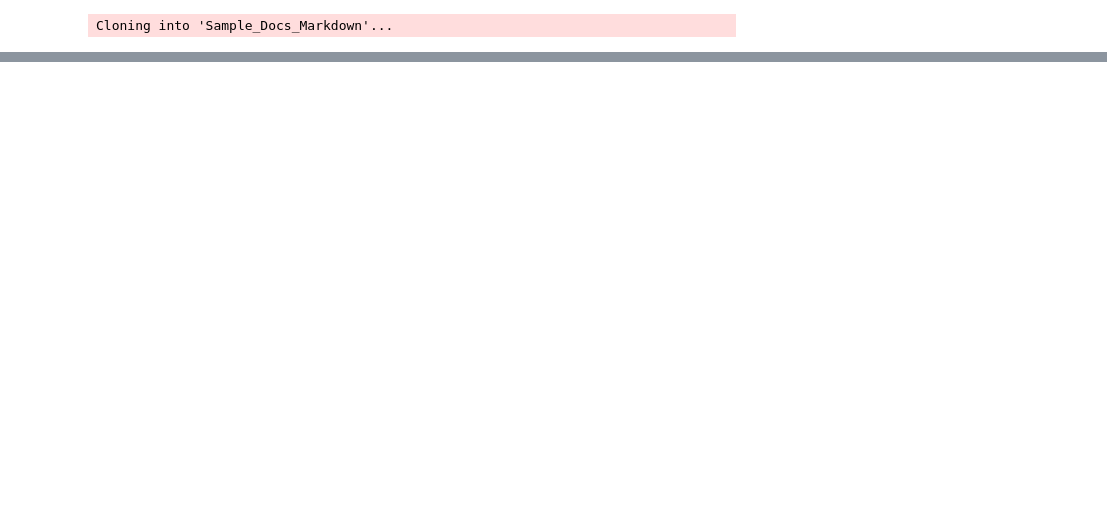
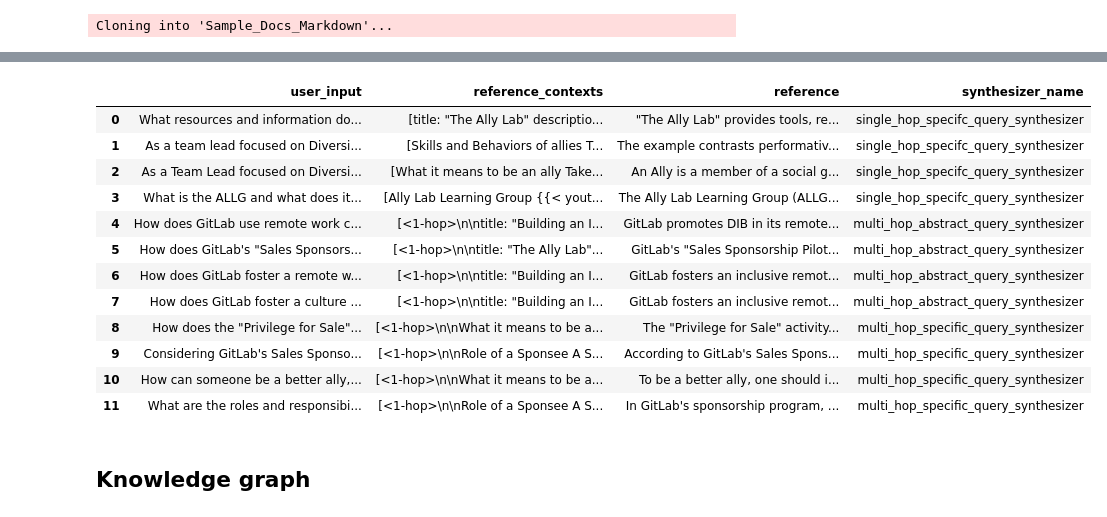
Before and after one commit to australiaitgroup/AI-Engineer-Bootcamp, a Jupyter notebook: Lecture 35/ragas_sythetic_dataset.ipynb, the cells around one changed output, grey strips where cells are left out. Saved outputs shown, nothing was run; the diff lists cells and outputs as text; code cells hidden in the pictures; blank space fills up the shorter version.

```diff
--- a/Lecture 35/ragas_sythetic_dataset.ipynb
+++ b/Lecture 35/ragas_sythetic_dataset.ipynb
@@ -31,0 +52,5 @@ NameError: name 'docs' is not defined
+# %%
+from ragas.testset import TestsetGenerator
+
+generator = TestsetGenerator(llm=generator_llm, embedding_model=generator_embeddings)
+dataset = generator.generate_with_langchain_docs(docs, testset_size=10)
@@ -31,0 +75,18 @@ NameError: name 'docs' is not defined
+# %%
+dataset.to_pandas()
+# %% [output]
+|  | user_input | reference_contexts | reference | synthesizer_name |
+| 0 | What resources and information do... | [title: "The Ally Lab" descriptio... | "The Ally Lab" provides tools, re... | single_hop_specifc_query_synthesizer |
+| 1 | As a team lead focused on Diversi... | [Skills and Behaviors of allies T... | The example contrasts performativ... | single_hop_specifc_query_synthesizer |
+| 2 | As a Team Lead focused on Diversi... | [What it means to be an ally Take... | An Ally is a member of a social g... | single_hop_specifc_query_synthesizer |
+| 3 | What is the ALLG and what does it... | [Ally Lab Learning Group {{< yout... | The Ally Lab Learning Group (ALLG... | single_hop_specifc_query_synthesizer |
+| 4 | How does GitLab use remote work c... | [<1-hop>\n\ntitle: "Building an I... | GitLab promotes DIB in its remote... | multi_hop_abstract_query_synthesizer |
+| 5 | How does GitLab's "Sales Sponsors... | [<1-hop>\n\ntitle: "The Ally Lab"... | GitLab's "Sales Sponsorship Pilot... | multi_hop_abstract_query_synthesizer |
+| 6 | How does GitLab foster a remote w... | [<1-hop>\n\ntitle: "Building an I... | GitLab fosters an inclusive remot... | multi_hop_abstract_query_synthesizer |
+| 7 | How does GitLab foster a culture ... | [<1-hop>\n\ntitle: "Building an I... | GitLab fosters an inclusive remot... | multi_hop_abstract_query_synthesizer |
+| 8 | How does the "Privilege for Sale"... | [<1-hop>\n\nWhat it means to be a... | The "Privilege for Sale" activity... | multi_hop_specific_query_synthesizer |
+| 9 | Considering GitLab's Sales Sponso... | [<1-hop>\n\nRole of a Sponsee A S... | According to GitLab's Sales Spons... | multi_hop_specific_query_synthesizer |
+| 10 | How can someone be a better ally,... | [<1-hop>\n\nWhat it means to be a... | To be a better ally, one should i... | multi_hop_specific_query_synthesizer |
+| 11 | What are the roles and responsibi... | [<1-hop>\n\nRole of a Sponsee A S... | In GitLab's sponsorship program, ... | multi_hop_specific_query_synthesizer |
+# %% [markdown]
+## Knowledge graph
```
Also changed, not shown: parts of 14 cells of this notebook.
